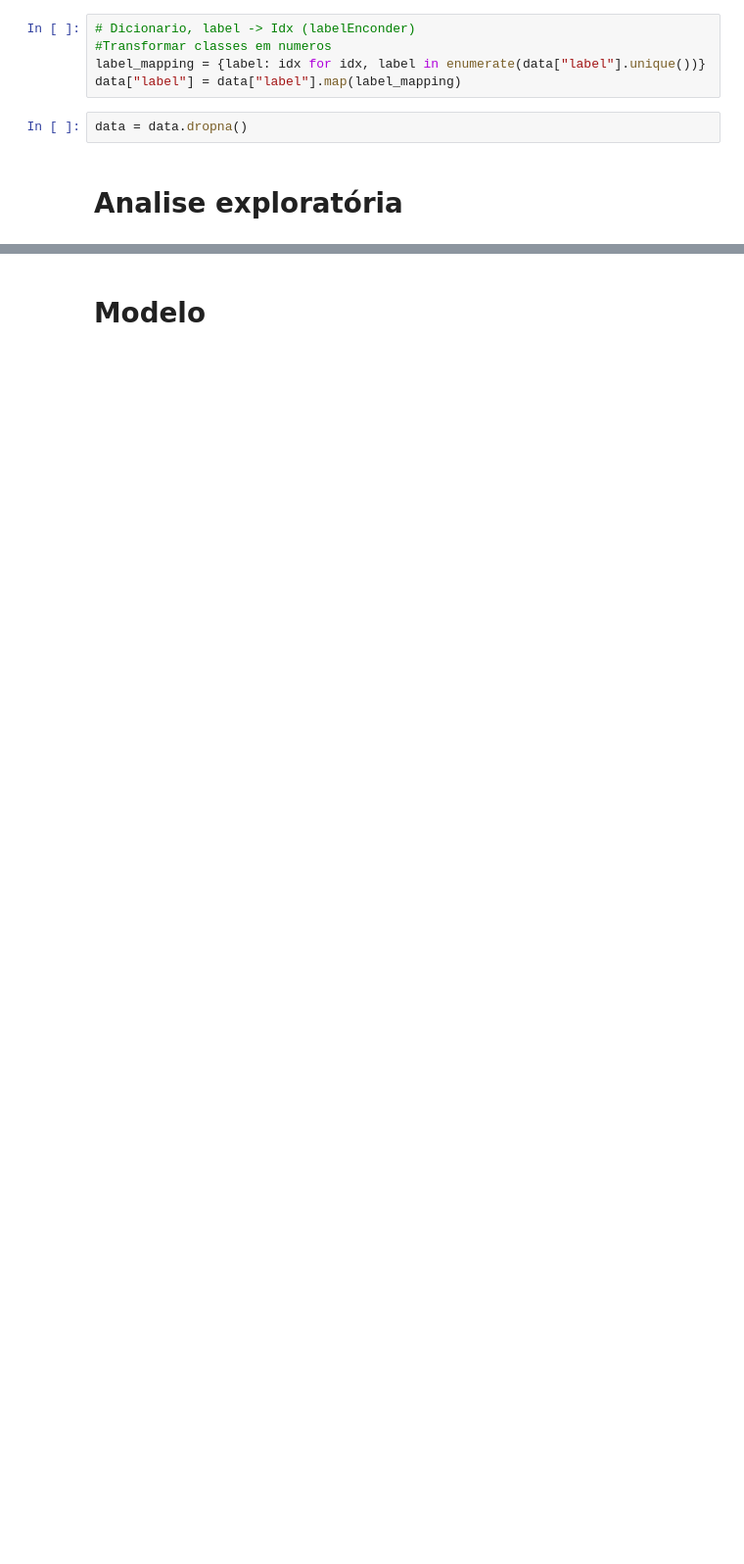
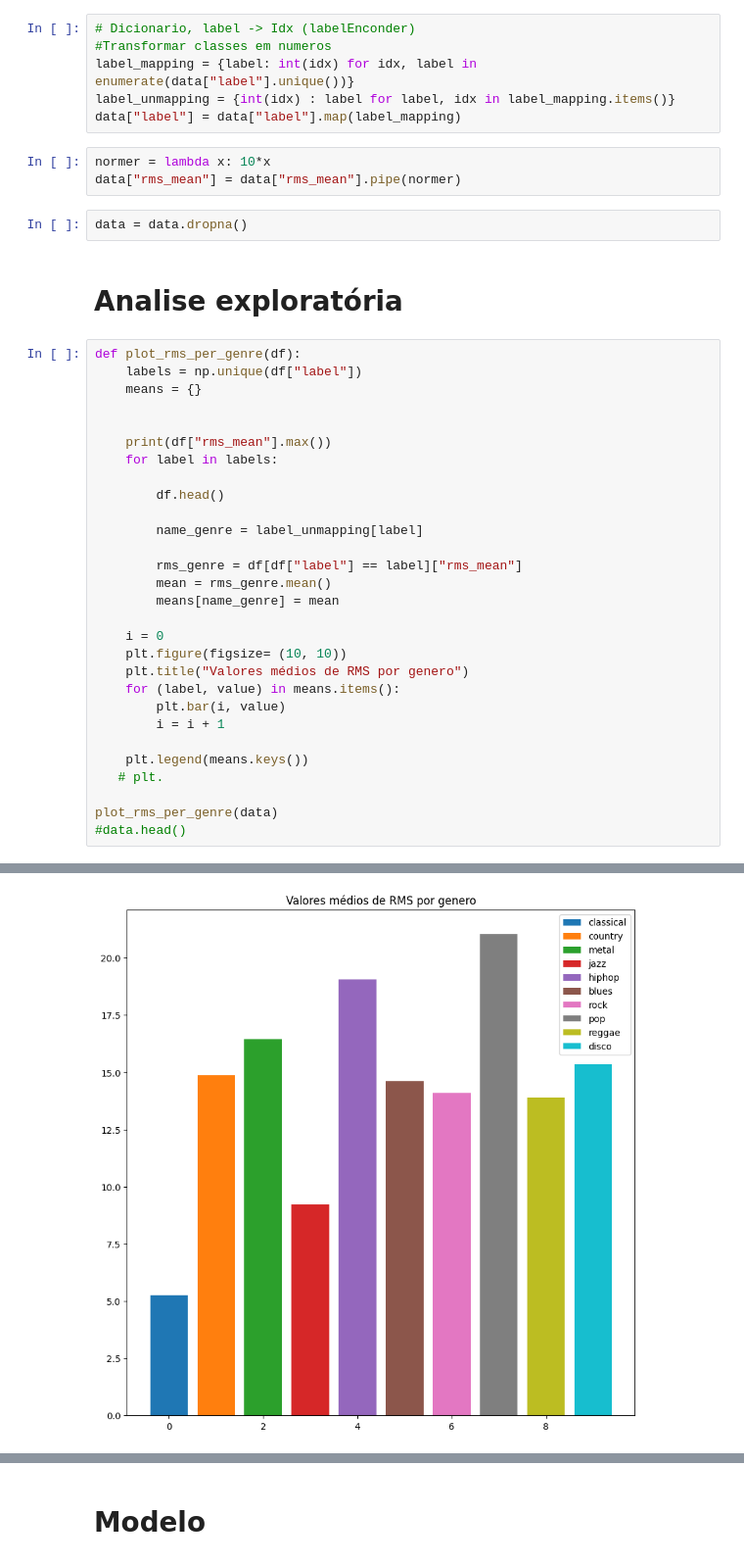
Before and after one commit to Ayrsz/GenreRecognizer, a Jupyter notebook: Model.ipynb, the cells around one changed output, grey strips where cells are left out. Shown at 98% size. Cells and saved outputs as stored; diff of their text form; blank space fills up the shorter version.

```diff
--- a/Model.ipynb
+++ b/Model.ipynb
@@ -86,9 +86,43 @@ data["dir_image"] = data["dir_image"].apply(change_dir)
 # %%
 # Dicionario, label -> Idx (labelEnconder)
 #Transformar classes em numeros
-label_mapping = {label: idx for idx, label in enumerate(data["label"].unique())}
+label_mapping = {label: int(idx) for idx, label in enumerate(data["label"].unique())}
+label_unmapping = {int(idx) : label for label, idx in label_mapping.items()}
 data["label"] = data["label"].map(label_mapping)
+# %%
+normer = lambda x: 10*x
+data["rms_mean"] = data["rms_mean"].pipe(normer)
 # %%
 data = data.dropna()
 # %% [markdown]
 # Analise exploratória
+# %%
+def plot_rms_per_genre(df):
+    labels = np.unique(df["label"])
+    means = {}
+
+
+    print(df["rms_mean"].max())
+    for label in labels:
+
+        df.head()
+
+        name_genre = label_unmapping[label]
+
+        rms_genre = df[df["label"] == label]["rms_mean"]
+        mean = rms_genre.mean()
+        means[name_genre] = mean
+
+    i = 0
+    plt.figure(figsize= (10, 10))
+    plt.title("Valores médios de RMS por genero")
+    for (label, value) in means.items():
+        plt.bar(i, value)
+        i = i + 1
+
+    plt.legend(means.keys())
+   # plt.
+
+plot_rms_per_genre(data)
+#data.head()
+# %% [output]
@@ -94,0 +130 @@ data = data.dropna()
+[figure, added]
```
Also changed, not shown: parts of 8 cells of this notebook, 1 other file.
